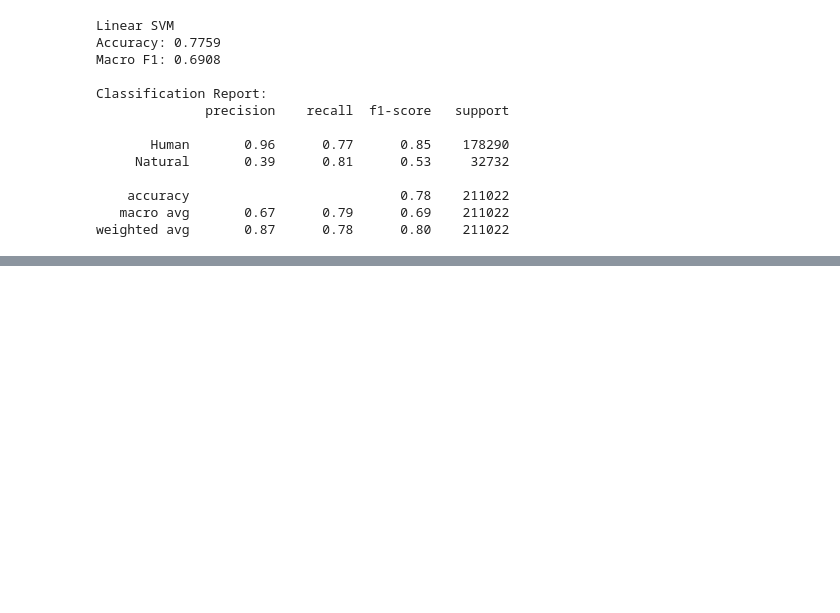
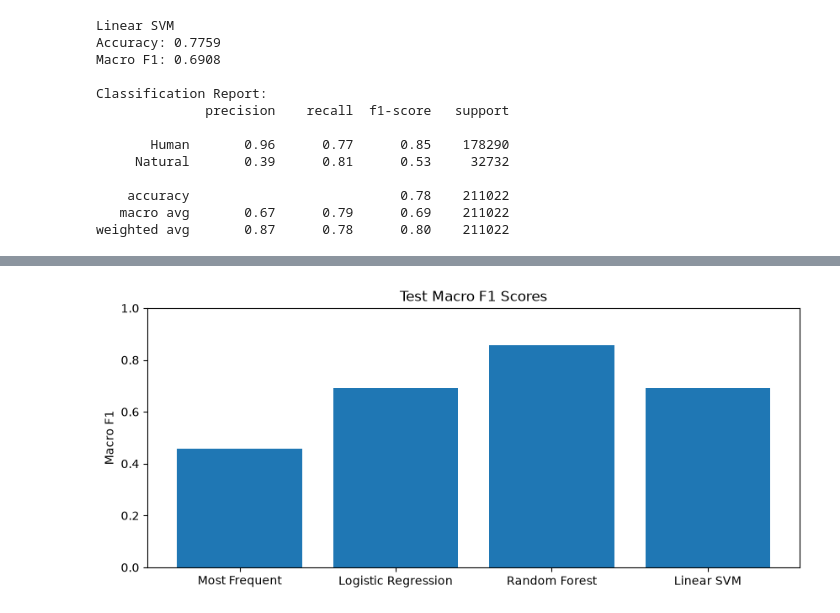
Before and after one commit to jakeprince/Wildfire-Prediction, a Jupyter notebook: cause_prediction/prediction_cause.ipynb, the cells around one changed output, grey strips where cells are left out. Saved outputs shown, nothing was run; the diff lists cells and outputs as text; code cells hidden in the pictures; blank space fills up the shorter version.

```diff
--- a/cause_prediction/prediction_cause.ipynb
+++ b/cause_prediction/prediction_cause.ipynb
@@ -563,0 +707,12 @@ plt.show()
+# %%
+names.insert(0, "Most Frequent")
+test_f1_scores = [0.458, 0.6919, 0.8555, 0.692]
+
+plt.figure(figsize= (10, 4))
+plt.bar(names, test_f1_scores)
+plt.title("Test Macro F1 Scores")
+plt.ylabel("Macro F1")
+plt.ylim(0, 1)
+plt.show()
+# %% [output]
+[figure, added]
```
Also changed, not shown: parts of 20 cells of this notebook, 1 other file.
